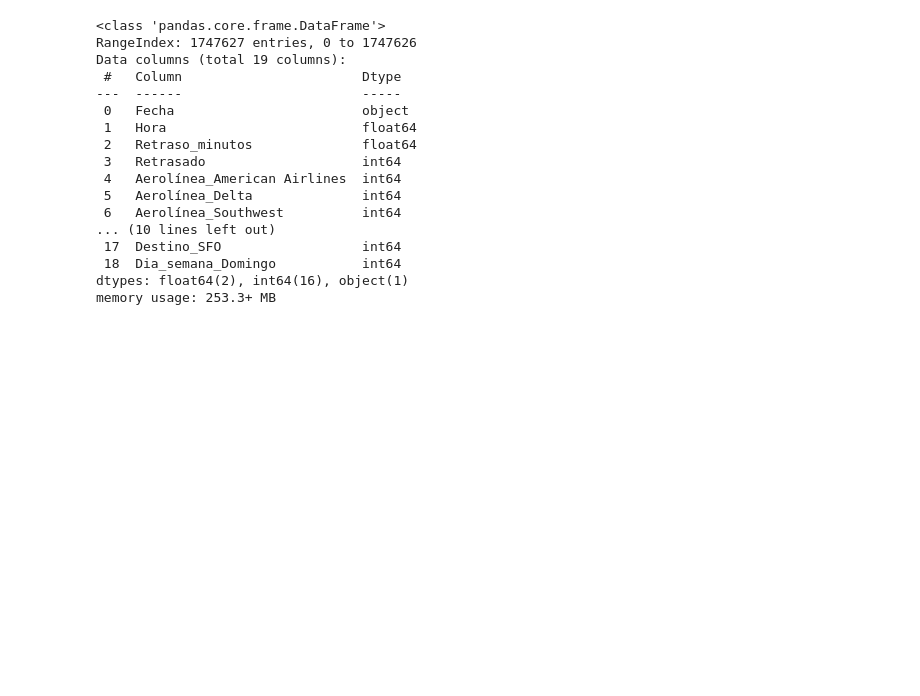
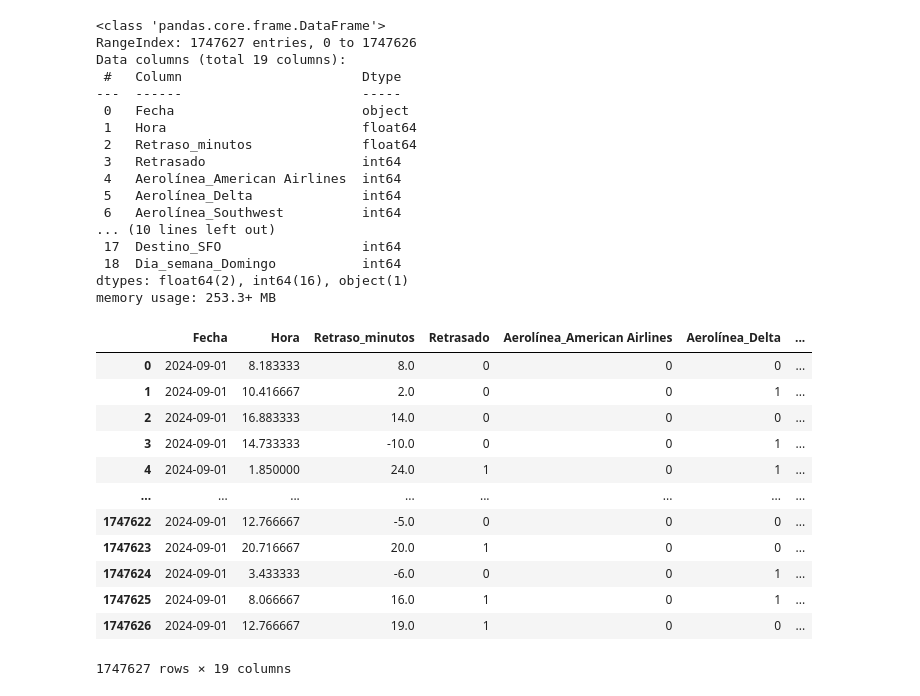
Before and after one commit to Ivan8Garcia/Proyecto_NoCountry, a Jupyter notebook: Vuelos.ipynb, the cells around one changed output. Cells and saved outputs as stored; diff of their text form; code cells hidden in the pictures; blank space fills up the shorter version.

```diff
--- a/Vuelos.ipynb
+++ b/Vuelos.ipynb
@@ -305,3 +305,20 @@ Data columns (total 19 columns):
  18  Dia_semana_Domingo           int64
 dtypes: float64(2), int64(16), object(1)
 memory usage: 253.3+ MB
+# %%
+df=datos_codificados
+df
+# %% [output]
+|  | Fecha | Hora | Retraso_minutos | Retrasado | Aerolínea_American Airlines | Aerolínea_Delta | ... |
+| 0 | 2024-09-01 | 8.183333 | 8.0 | 0 | 0 | 0 | ... |
+| 1 | 2024-09-01 | 10.416667 | 2.0 | 0 | 0 | 1 | ... |
+| 2 | 2024-09-01 | 16.883333 | 14.0 | 0 | 0 | 0 | ... |
+| 3 | 2024-09-01 | 14.733333 | -10.0 | 0 | 0 | 1 | ... |
+| 4 | 2024-09-01 | 1.850000 | 24.0 | 1 | 0 | 1 | ... |
+| ... | ... | ... | ... | ... | ... | ... | ... |
+| 1747622 | 2024-09-01 | 12.766667 | -5.0 | 0 | 0 | 0 | ... |
+| 1747623 | 2024-09-01 | 20.716667 | 20.0 | 1 | 0 | 0 | ... |
+| 1747624 | 2024-09-01 | 3.433333 | -6.0 | 0 | 0 | 1 | ... |
+| 1747625 | 2024-09-01 | 8.066667 | 16.0 | 1 | 0 | 1 | ... |
+| 1747626 | 2024-09-01 | 12.766667 | 19.0 | 1 | 0 | 0 | ... |
+1747627 rows × 19 columns
```
